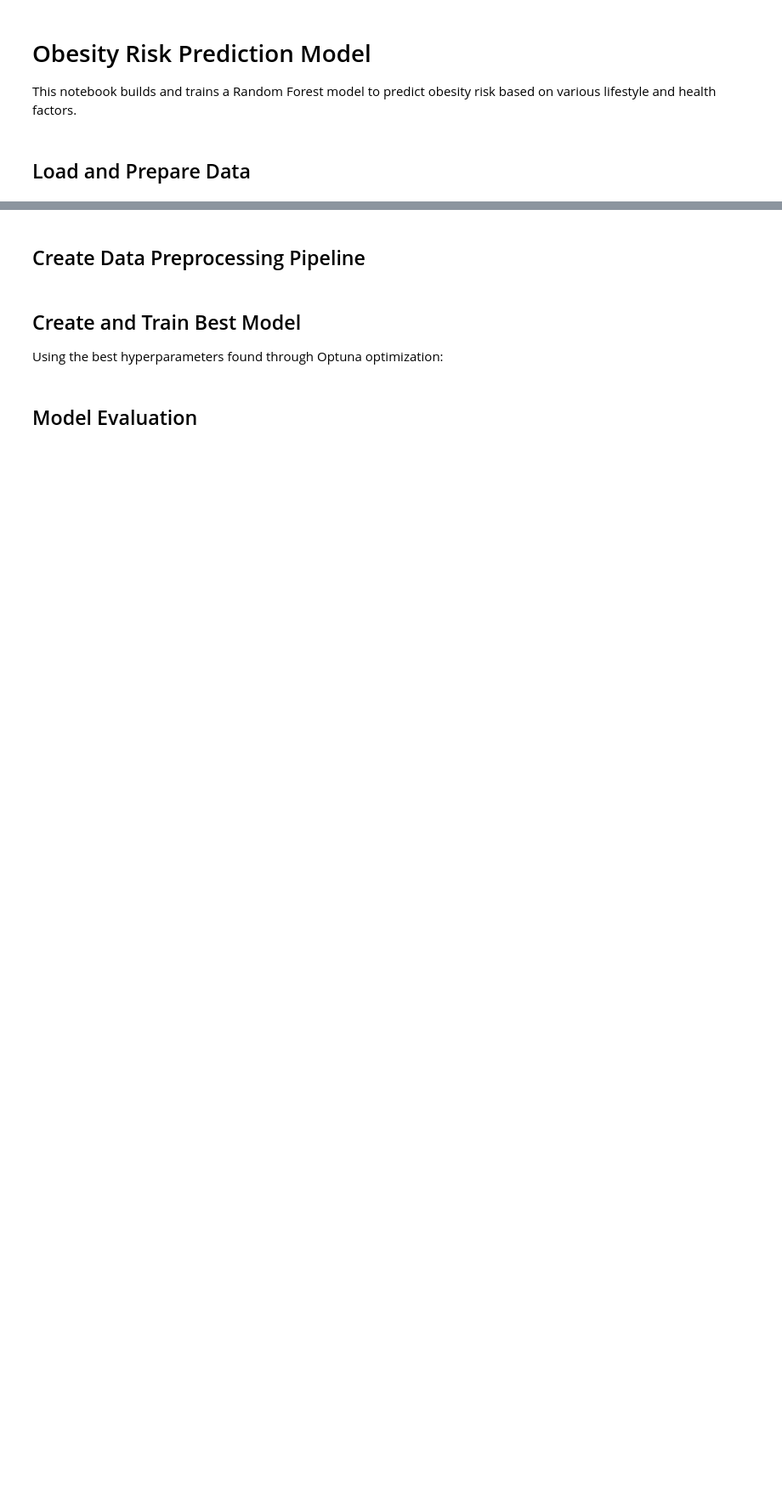
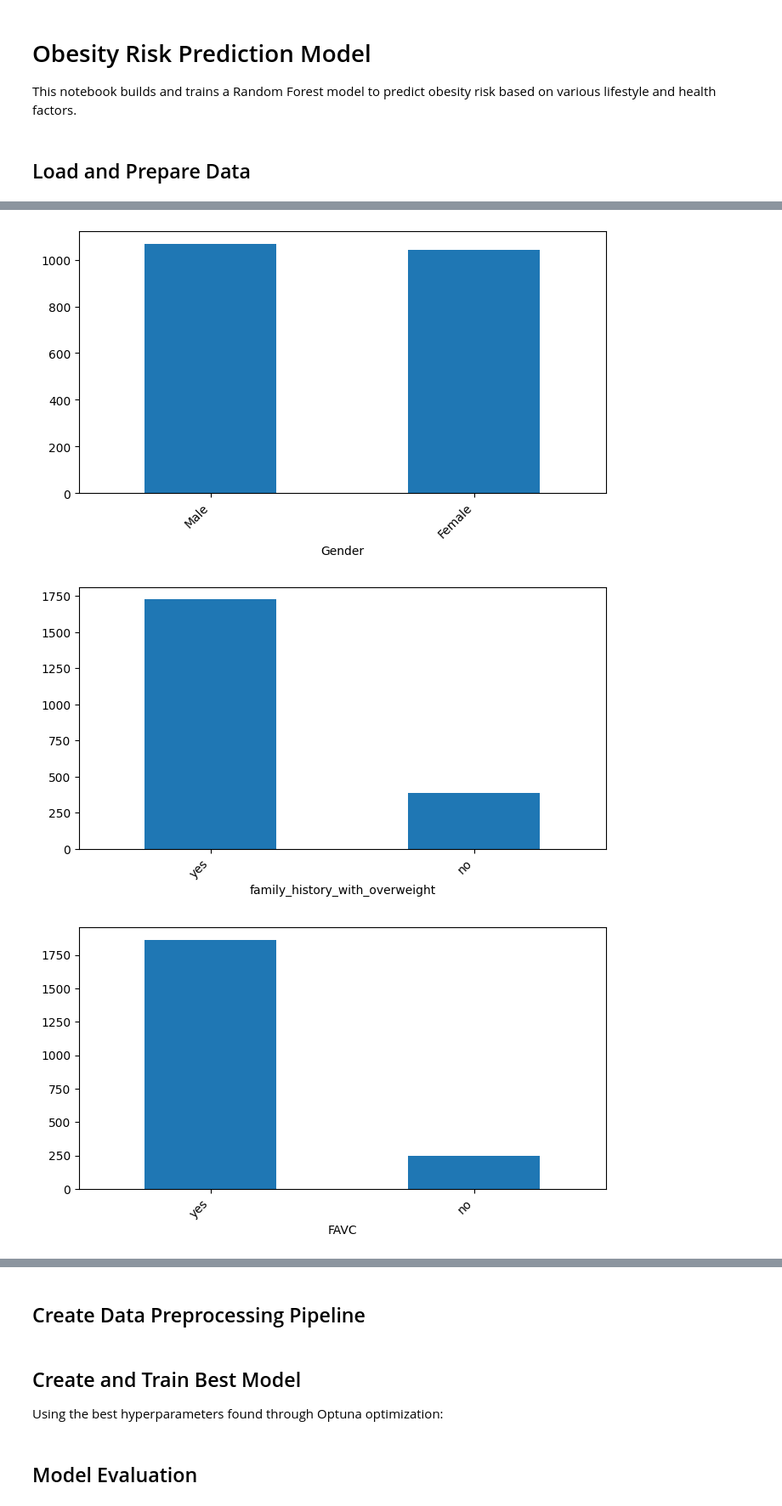
Before and after one commit to pulkit8690/Obesity-or-CVD-risk, a Jupyter notebook: Notebook/ObesityPredictionModel.ipynb, the cells around one changed output, grey strips where cells are left out. Shown: that part at 85% size. Cells and saved outputs as stored; diff of their text form; code cells hidden in the pictures; blank space fills up the shorter version.

```diff
--- a/Notebook/ObesityPredictionModel.ipynb
+++ b/Notebook/ObesityPredictionModel.ipynb
@@ -39,0 +57,11 @@ y_test = label.transform(y_test)
+# %%
+# String features
+for col in string_features:
+
+    plt.figure(figsize=(8, 4))
+    data[col].value_counts().plot(kind='bar')
+    plt.xticks(rotation=45, ha='right')
+# %% [output]
+[figure, added]
+[figure, added]
+[figure, added]
```
Also changed, not shown: parts of 8 cells of this notebook, 2 other files.
